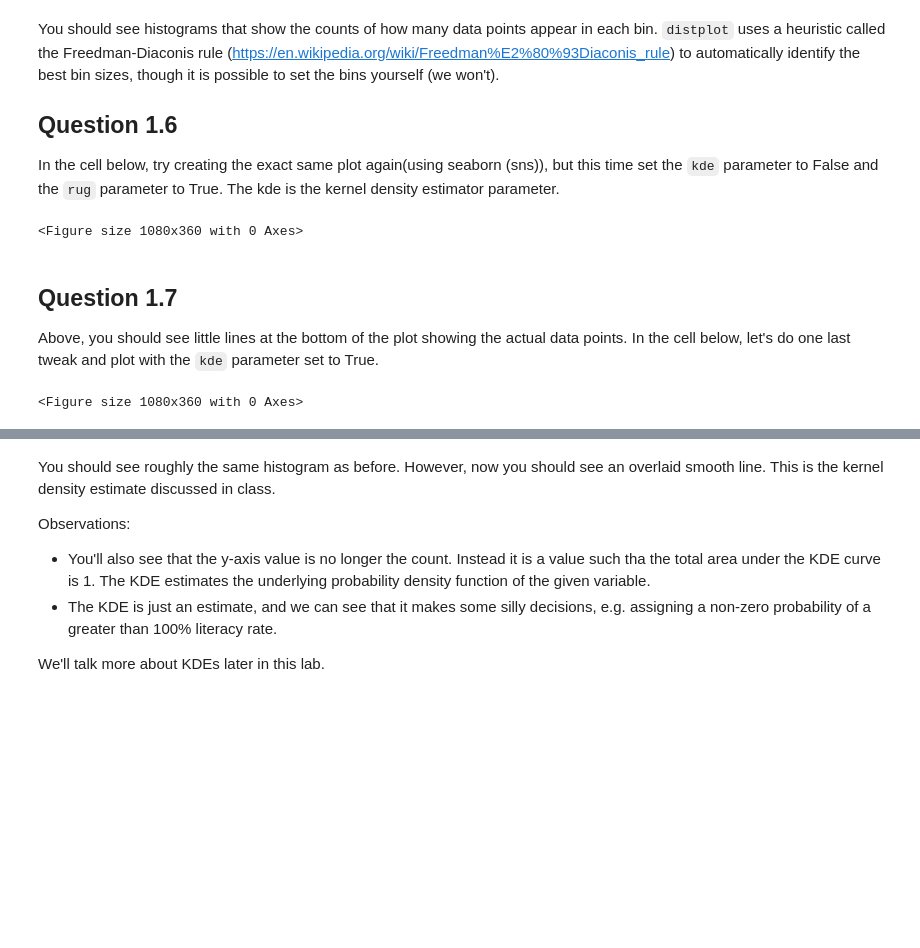
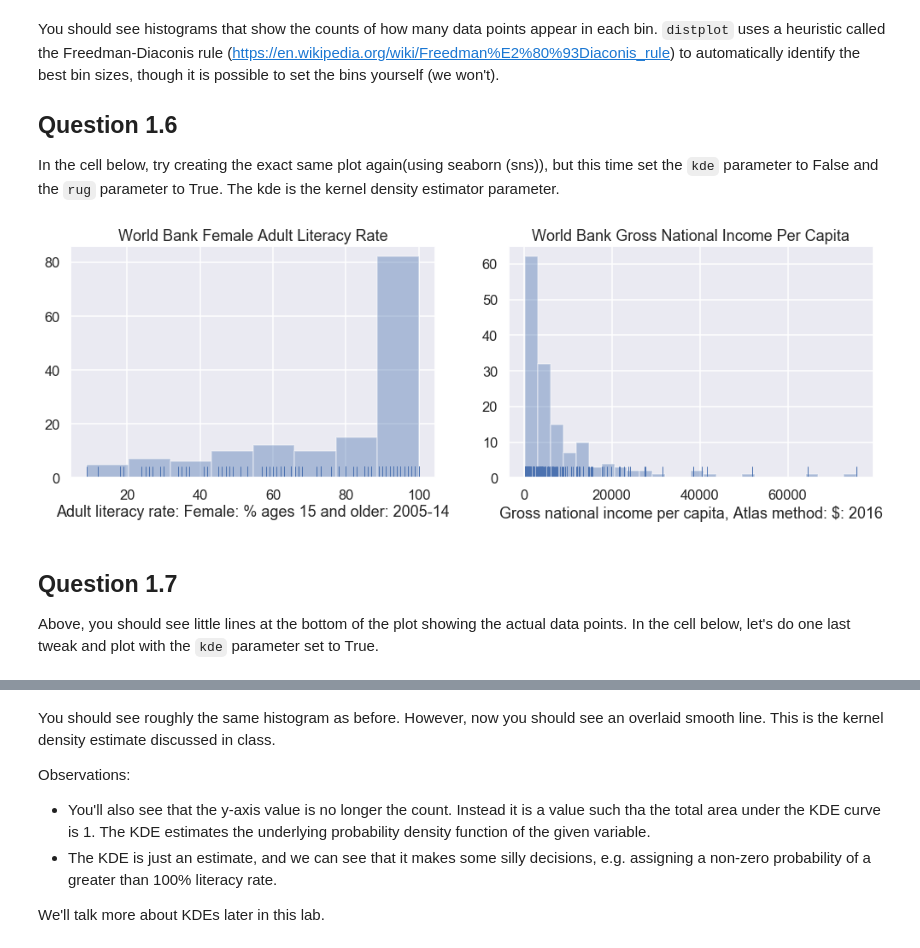
Before and after one commit to yaooo/DataScience, a Jupyter notebook: Lab4/Release V3- Lab 4 - Kernel Density Estimators.ipynb, the cells around one changed output, grey strips where cells are left out. Cells and saved outputs as stored; diff of their text form; code cells hidden in the pictures; blank space fills up the shorter version.

```diff
--- a/Lab4/Release V3- Lab 4 - Kernel Density Estimators.ipynb
+++ b/Lab4/Release V3- Lab 4 - Kernel Density Estimators.ipynb
@@ -198,28 +205,24 @@ You should see histograms that show the counts of how many data points appear in
 
 ## Question 1.6
 In the cell below, try creating the exact same plot again(using seaborn (sns)), but this time set the `kde` parameter to False and the `rug` parameter to True. The kde is the kernel density estimator parameter.
-# %%
-### BEGIN SOLUTION
-
-plt.figure(figsize=(15,5))
-
-
-plt.show()
-
-### END SOLUTION
-# %% [output]
-<Figure size 1080x360 with 0 Axes>
+# %%
+### BEGIN SOLUTION
+
+plt.figure(figsize=(15,5))
+plt.subplot(121)
+ax = sns.distplot(df['literacy'], kde=False, rug=True)
+ax.set(xlabel='Adult literacy rate: Female: % ages 15 and older: 2005-14')
+ax.set(title='World Bank Female Adult Literacy Rate')
+
+plt.subplot(122)
+ax1 = sns.distplot(df['income'], kde=False, rug=True)
+ax1.set(xlabel='Gross national income per capita, Atlas method: $: 2016')
+ax1.set(title='World Bank Gross National Income Per Capita')
+
+plt.show()
+### END SOLUTION
+# %% [output]
+[figure, added]
 # %% [markdown]
 ## Question 1.7
 Above, you should see little lines at the bottom of the plot showing the actual data points. In the cell below, let's do one last tweak and plot with the `kde` parameter set to True.
-# %%
-### BEGIN SOLUTION
-
-plt.figure(figsize=(15,5))
-
-
-plt.show()
-
-### END SOLUTION
-# %% [output]
-<Figure size 1080x360 with 0 Axes>
```
Also changed, not shown: parts of 25 cells of this notebook.
